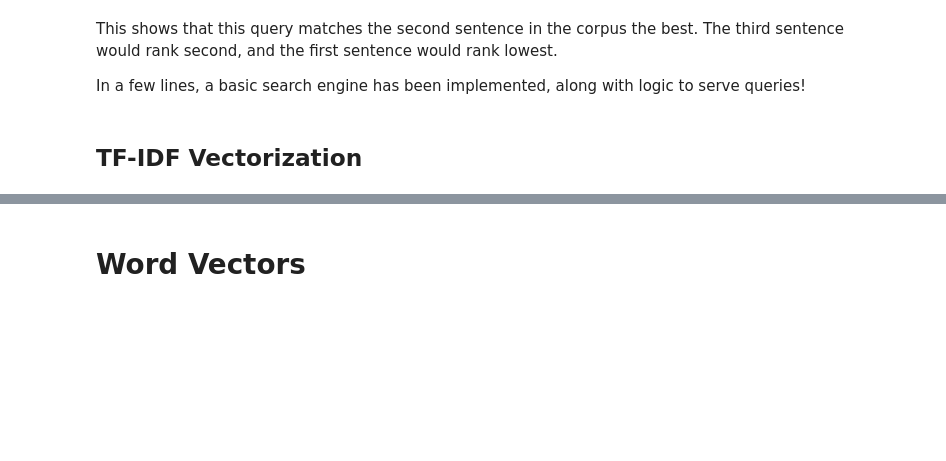
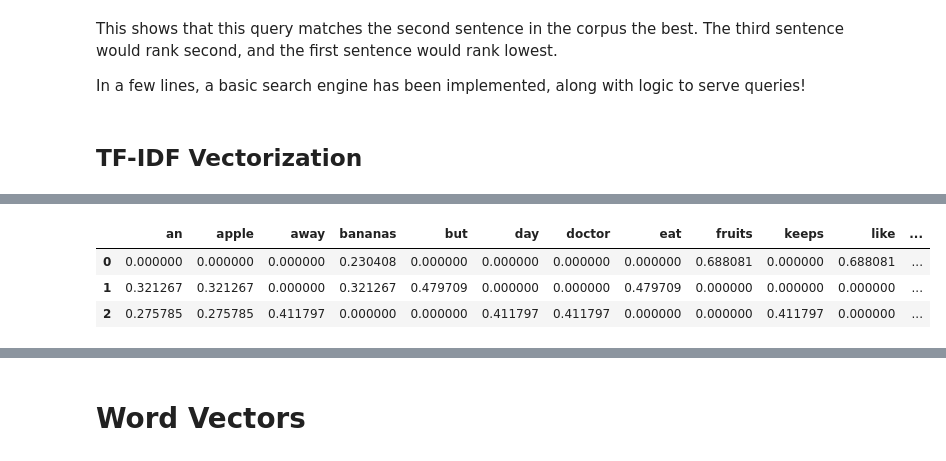
Before and after one commit to rahiakela/advanced-natural-language-processing-with-tensorflow-2, a Jupyter notebook: 1-essentials-of-nlp/2_text_vectorization.ipynb, the cells around one changed output, grey strips where cells are left out. Drawn from its saved outputs; the diff is of its cells as text; code cells hidden in the pictures; blank space fills up the shorter version.

```diff
--- a/1-essentials-of-nlp/2_text_vectorization.ipynb
+++ b/1-essentials-of-nlp/2_text_vectorization.ipynb
@@ -226,6 +296,10 @@ In a few lines, a basic search engine has been implemented, along with logic to
 # %%
 transformer = TfidfTransformer(smooth_idf=False)
 tfidf = transformer.fit_transform(X.toarray())
 
-pd.DataFrame(tfidf.toarray(),
-             columns=vectorizer.get_feature_names())
+pd.DataFrame(tfidf.toarray(), columns=vectorizer.get_feature_names())
+# %% [output]
+|  | an | apple | away | bananas | but | day | doctor | eat | fruits | keeps | like | ... |
+| 0 | 0.000000 | 0.000000 | 0.000000 | 0.230408 | 0.000000 | 0.000000 | 0.000000 | 0.000000 | 0.688081 | 0.000000 | 0.688081 | ... |
+| 1 | 0.321267 | 0.321267 | 0.000000 | 0.321267 | 0.479709 | 0.000000 | 0.000000 | 0.479709 | 0.000000 | 0.000000 | 0.000000 | ... |
+| 2 | 0.275785 | 0.275785 | 0.411797 | 0.000000 | 0.000000 | 0.411797 | 0.411797 | 0.000000 | 0.000000 | 0.411797 | 0.000000 | ... |
```
Also changed, not shown: parts of 21 cells of this notebook.
